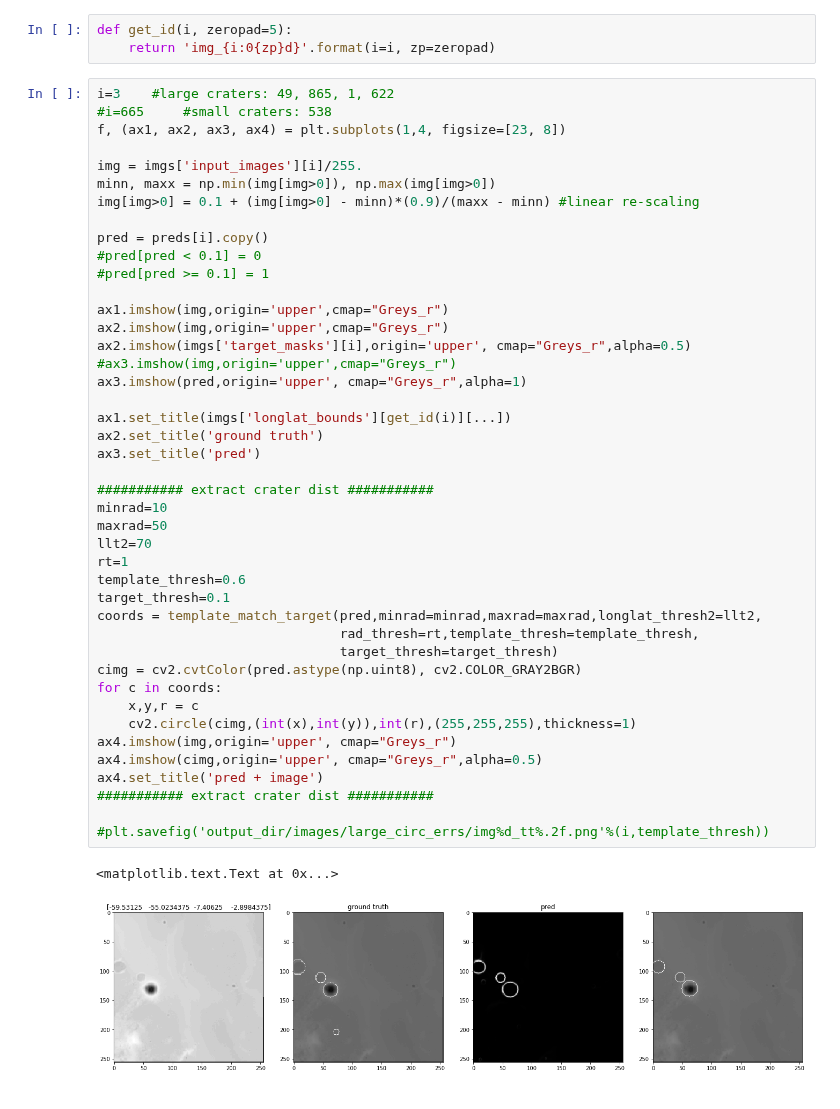
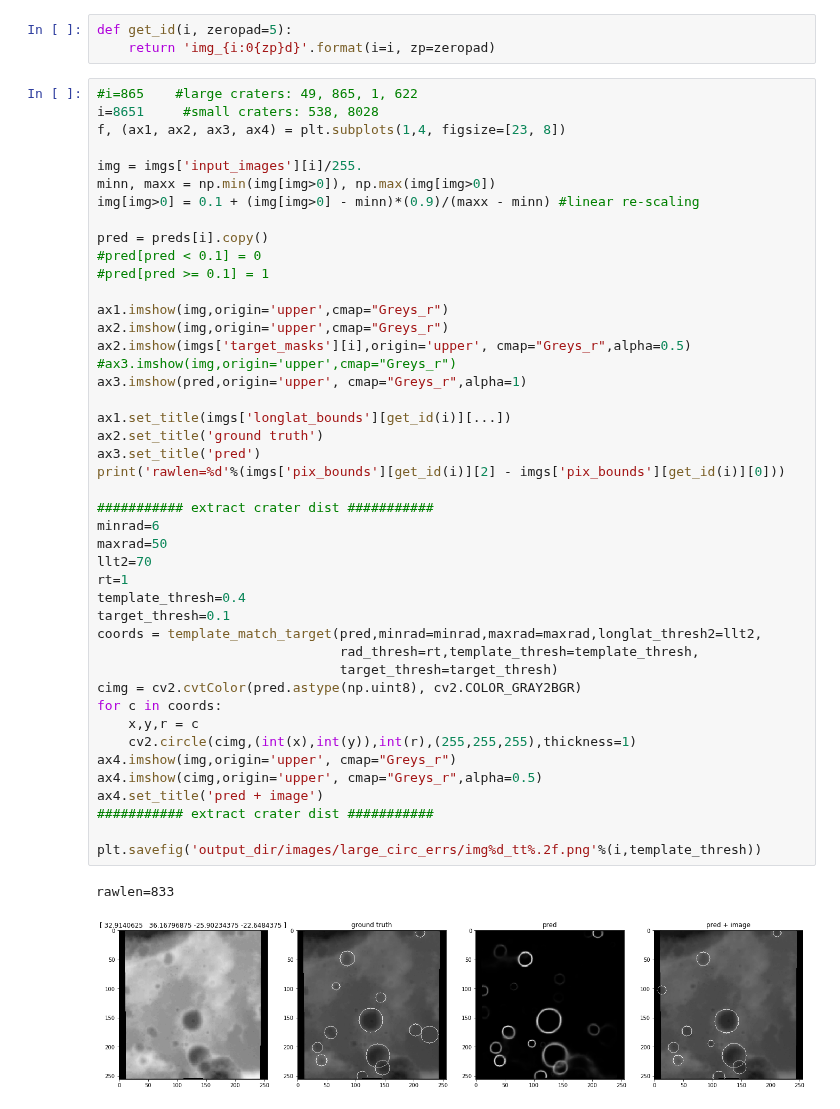
Before and after one commit to silburt/moon-craters, a Jupyter notebook: Image_Plotter.ipynb, the cells around one changed output. Cells and saved outputs as stored; diff of their text form.

Commit message:
rawlen

```diff
--- a/Image_Plotter.ipynb
+++ b/Image_Plotter.ipynb
@@ -174,8 +176,8 @@ preds = h5py.File('%s/HEAD_%spreds_n30000_final.hdf5'%(dirssh2,dtype), 'r')[dtyp
 def get_id(i, zeropad=5):
     return 'img_{i:0{zp}d}'.format(i=i, zp=zeropad)
 # %%
-i=3    #large craters: 49, 865, 1, 622
-#i=665     #small craters: 538
+#i=865    #large craters: 49, 865, 1, 622
+i=8651     #small craters: 538, 8028
 f, (ax1, ax2, ax3, ax4) = plt.subplots(1,4, figsize=[23, 8])
 
 img = imgs['input_images'][i]/255.
@@ -187,35 +189,36 @@ pred = preds[i].copy()
 #pred[pred >= 0.1] = 1
 
 ax1.imshow(img,origin='upper',cmap="Greys_r")
 ax2.imshow(img,origin='upper',cmap="Greys_r")
 ax2.imshow(imgs['target_masks'][i],origin='upper', cmap="Greys_r",alpha=0.5)
 #ax3.imshow(img,origin='upper',cmap="Greys_r")
 ax3.imshow(pred,origin='upper', cmap="Greys_r",alpha=1)
 
 ax1.set_title(imgs['longlat_bounds'][get_id(i)][...])
 ax2.set_title('ground truth')
 ax3.set_title('pred')
+print('rawlen=%d'%(imgs['pix_bounds'][get_id(i)][2] - imgs['pix_bounds'][get_id(i)][0]))
 
 ########### extract crater dist ###########
-minrad=10
+minrad=6
 maxrad=50
 llt2=70
 rt=1
-template_thresh=0.6
+template_thresh=0.4
 target_thresh=0.1
 coords = template_match_target(pred,minrad=minrad,maxrad=maxrad,longlat_thresh2=llt2,
                                rad_thresh=rt,template_thresh=template_thresh,
                                target_thresh=target_thresh)
 cimg = cv2.cvtColor(pred.astype(np.uint8), cv2.COLOR_GRAY2BGR)
 for c in coords:
     x,y,r = c
     cv2.circle(cimg,(int(x),int(y)),int(r),(255,255,255),thickness=1)
 ax4.imshow(img,origin='upper', cmap="Greys_r")
 ax4.imshow(cimg,origin='upper', cmap="Greys_r",alpha=0.5)
 ax4.set_title('pred + image')
 ########### extract crater dist ###########
 
-#plt.savefig('output_dir/images/large_circ_errs/img%d_tt%.2f.png'%(i,template_thresh))
+plt.savefig('output_dir/images/large_circ_errs/img%d_tt%.2f.png'%(i,template_thresh))
 # %% [output]
-<matplotlib.text.Text at 0x...>
+rawlen=833
-[figure, old version]
+[figure, new version]
```
Also changed, not shown: parts of 2 cells of this notebook, 3 other files.
